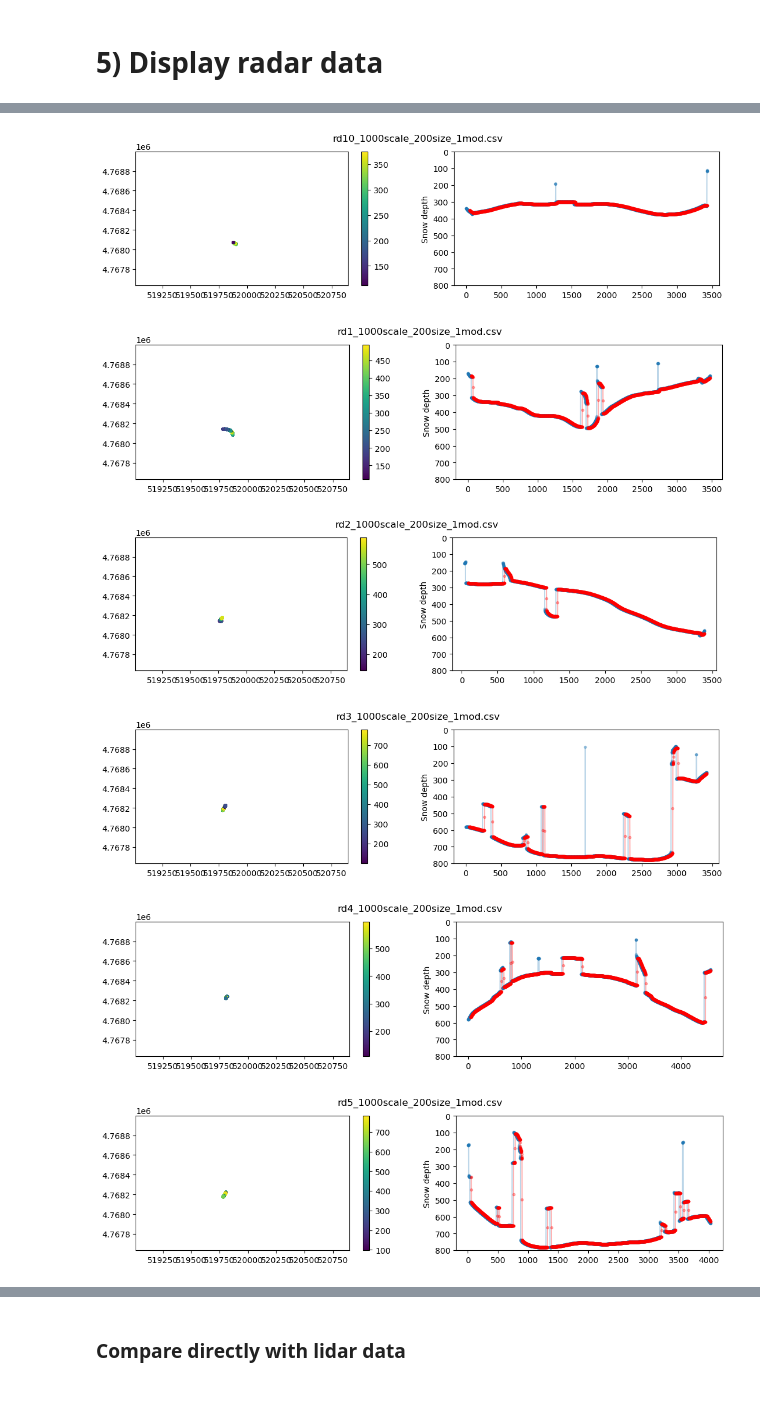
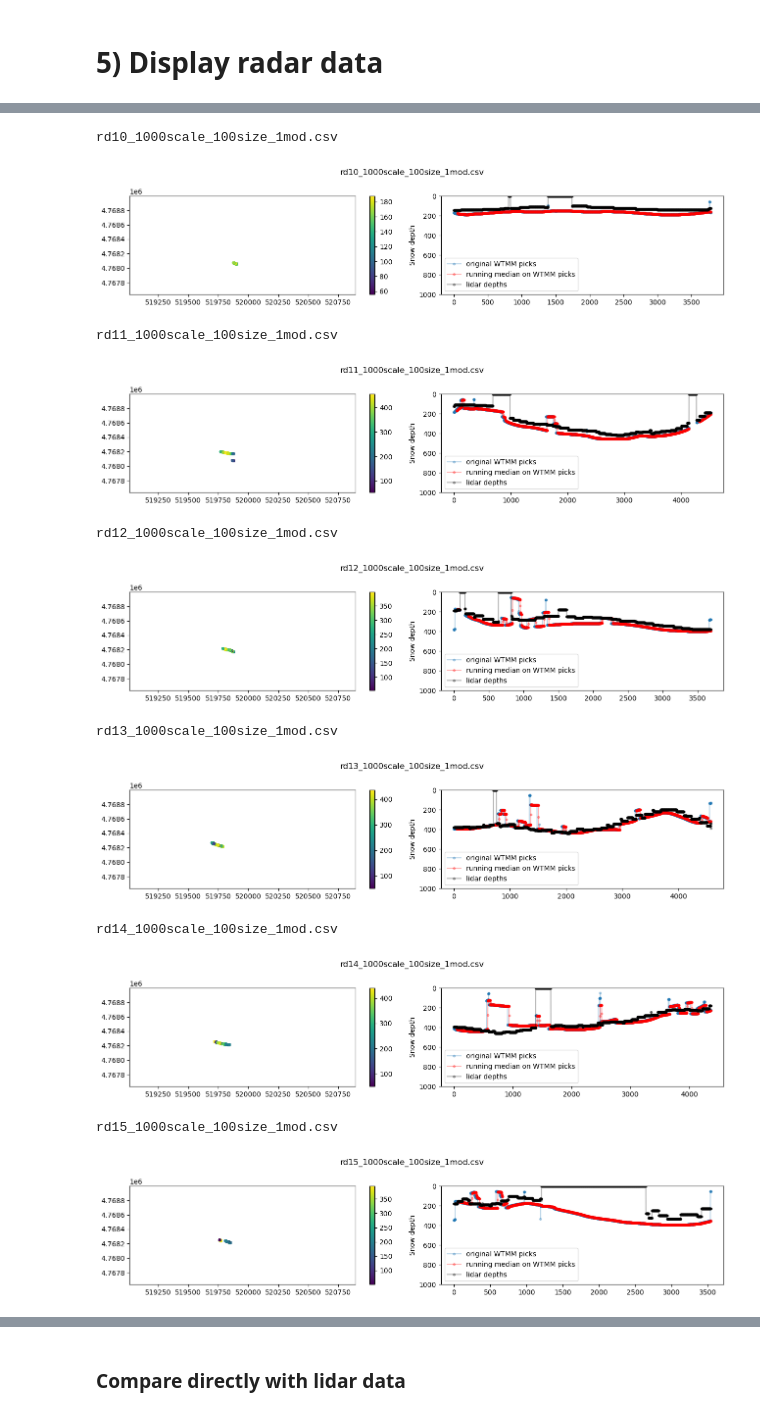
Before and after one commit to jukesliu/snow-radar, a Jupyter notebook: process_ground_data.ipynb, the cells around one changed output, grey strips where cells are left out. Drawn from its saved outputs; the diff is of its cells as text; code cells hidden in the pictures.

```diff
--- a/process_ground_data.ipynb
+++ b/process_ground_data.ipynb
@@ -330,7 +345,7 @@ plt.show()
 # %% [markdown]
 # 5) Display radar data
 # %%
-radar_exports = glob.glob('/Users/jukesliu/Documents/POSTDOC/snow-radar/RY_output/coords/rd*1000scale*200size*1mod*.csv')
+radar_exports = glob.glob('/Users/jukesliu/Documents/POSTDOC/snow-radar/RY_output/coords/rd*1000scale*100size*1mod*.csv')
 radar_exports.sort()
 print(radar_exports)
 # %% [output]
@@ -338,34 +353,56 @@ print(radar_exports)
 # %%
 radar_dfs = []
 for rd_file in radar_exports:
+    fname = rd_file.split('/')[-1]
+    print(fname)
     rd_xy_df = pd.read_csv(rd_file)
-    depth_df = rd_xy_df.depth # grab depths as its own df
+    rd_coords_df = rd_xy_df
+    depth_df = rd_coords_df.depth/2 # grab depths as its own df
 
     # display radar data
     fig, (ax1, ax2) = plt.subplots(1,2,figsize=(13,3))
-    im1 = ax1.scatter(rd_xy_df.x,rd_xy_df.y,c=rd_xy_df.depth,s=10);
+    im1 = ax1.scatter(rd_xy_df.x,rd_xy_df.y,c=rd_xy_df.depth/2,s=10);
     ax1.set_xlim(519012,520895); ax1.set_ylim(4767635,4768996);
     plt.colorbar(im1)
 
     # plot depth transect:
-    ax2.plot(range(0,len(rd_xy_df.depth)), rd_xy_df.depth, '.-',alpha=0.3)
-    ax2.set_ylabel('Snow depth'); ax2.set_ylim(800,0)
+    ax2.plot(range(0,len(rd_xy_df.depth)), rd_xy_df.depth/2, '.-',alpha=0.3)
+    ax2.set_ylabel('Snow depth'); ax2.set_ylim(1000,0)
     plt.suptitle(rd_file.split('/')[-1])
 
 
     # linear interpolation and outlier removal - IMPROVE UPON ROLLING MEDIAN
     winsize = 50
     depth_interp = depth_df.rolling(window=winsize).median()
     ax2.plot(range(0,len(rd_xy_df.depth)), depth_interp,'r.-',alpha=0.3)
 
     # add interpolated data to rd_df
     rd_xy_df['depth_interp'] = depth_interp
     radar_dfs.append(rd_xy_df)
+
+    # grab lidar depths
+    x_idxs = []; y_idxs = []
+    for i in range(0, len(rd_coords_df.x)):
+        x = rd_coords_df.x[i]; y = rd_coords_df.y[i]
+
+        x_idxs.append(np.argmin(np.abs(grid_X-x)))
+        y_idxs.append(np.argmin(np.abs(grid_Y-y)))
+    gridded_depths_at_points = data1[y_idxs, x_idxs].flatten()
+    ax2.plot(range(0,len(rd_xy_df.depth)), gridded_depths_at_points, 'k.-',alpha=0.3)
+    ax2.legend(['original WTMM picks','running median on WTMM picks','lidar depths'])
+    plt.tight_layout()
+    plt.savefig('/Users/jukesliu/Documents/POSTDOC/snow-radar/RY_output/'+fname[:-4]+'_lidar_comparison.jpg')
     plt.show()
 # %% [output]
+rd10_1000scale_100size_1mod.csv
-[figure, old version]
+[figure, new version]
+rd11_1000scale_100size_1mod.csv
-[figure, old version]
+[figure, new version]
+rd12_1000scale_100size_1mod.csv
-[figure, old version]
+[figure, new version]
+rd13_1000scale_100size_1mod.csv
-[figure, old version]
+[figure, new version]
+rd14_1000scale_100size_1mod.csv
-[figure, old version]
+[figure, new version]
+rd15_1000scale_100size_1mod.csv
-[figure, old version]
+[figure, new version]
```
Also changed, not shown: parts of 16 cells of this notebook, 2 other files.
